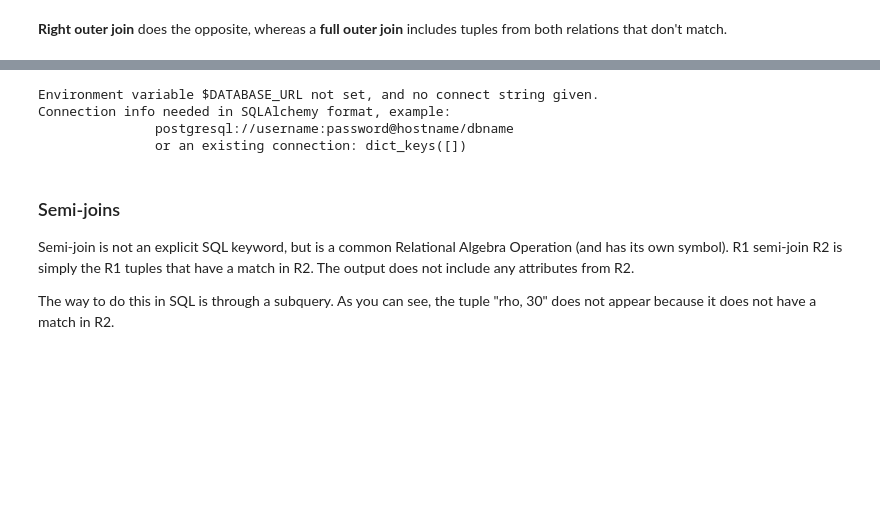
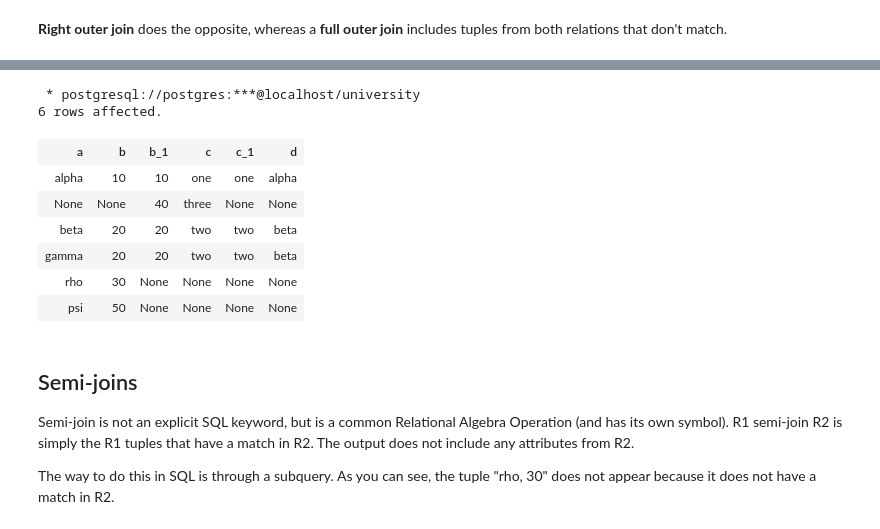
Before and after one commit to gpsaggese/umd_data605, a Jupyter notebook: tutorials/tutorial_postgres/tutorial_university/sql_joins.ipynb, the cells around one changed output, grey strips where cells are left out. Cells and saved outputs as stored; diff of their text form; code cells hidden in the pictures; blank space fills up the shorter version.

```diff
--- a/tutorials/tutorial_postgres/tutorial_university/sql_joins.ipynb
+++ b/tutorials/tutorial_postgres/tutorial_university/sql_joins.ipynb
@@ -166,12 +293,22 @@ Connection info needed in SQLAlchemy format, example:
 # %%
-%sql select * from (R1 full outer join R2 on R1.B = R2.B) full outer join R3 on R2.C = R3.C;
+%%sql
+SELECT *
+    FROM (R1 FULL OUTER JOIN R2
+              ON R1.B = R2.B)
+        FULL OUTER JOIN R3
+            ON R2.C = R3.C;
 # %% [output]
-Environment variable $DATABASE_URL not set, and no connect string given.
-Connection info needed in SQLAlchemy format, example:
-               postgresql://username:password@hostname/dbname
-               or an existing connection: dict_keys([])
+ * postgresql://postgres:***@localhost/university
+6 rows affected.
+| a | b | b_1 | c | c_1 | d |
+| alpha | 10 | 10 | one | one | alpha |
+| None | None | 40 | three | None | None |
+| beta | 20 | 20 | two | two | beta |
+| gamma | 20 | 20 | two | two | beta |
+| rho | 30 | None | None | None | None |
+| psi | 50 | None | None | None | None |
 # %% [markdown]
-### Semi-joins
+## Semi-joins
 Semi-join is not an explicit SQL keyword, but is a common Relational Algebra Operation (and has its own symbol). R1 semi-join R2 is simply the R1 tuples that have a match in R2. The output does not include any attributes from R2.
 
 The way to do this in SQL is through a subquery. As you can see, the tuple "rho, 30" does not appear because it does not have a match in R2.
```
Also changed, not shown: parts of 49 cells of this notebook, 1 other file.
